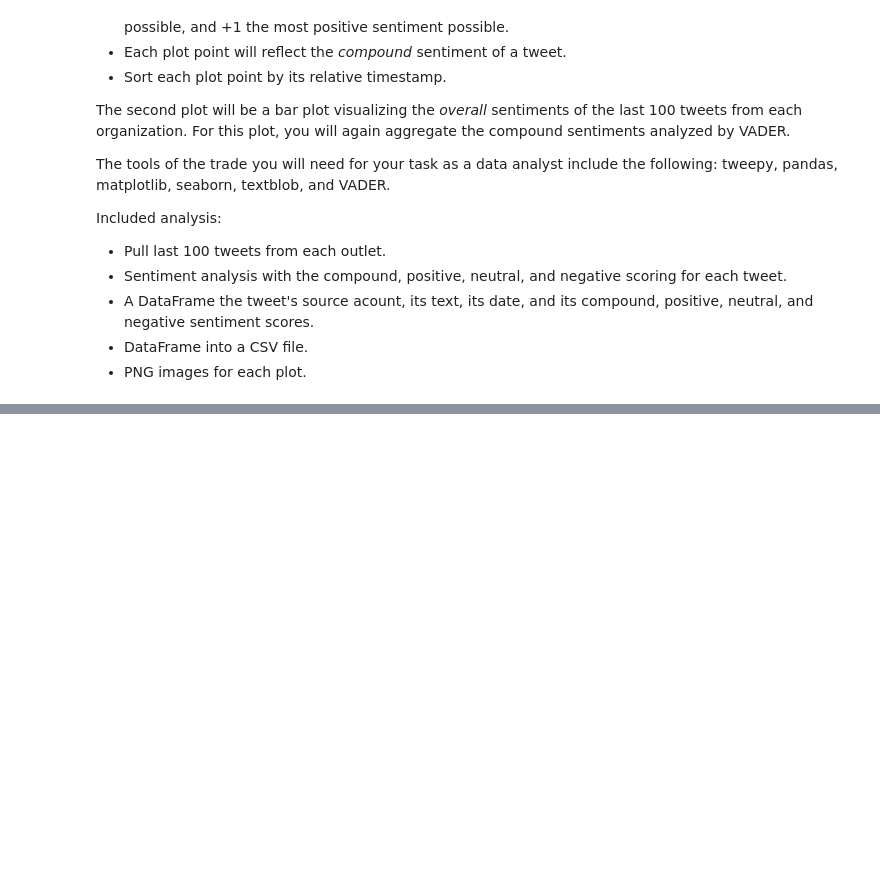
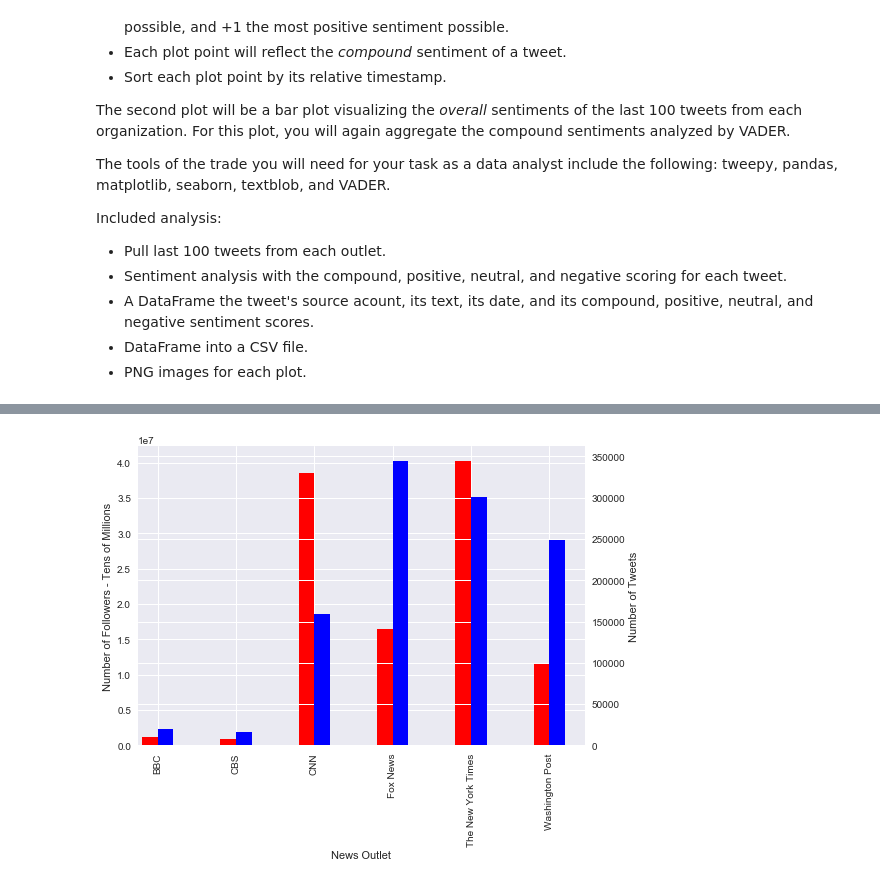
Before and after one commit to aerwemi/News-Mood-Sentiment-Analysis.Python, a Jupyter notebook: News Mood Sentiment Analysis -Python.ipynb, the cells around one changed output, grey strips where cells are left out. Saved outputs shown, nothing was run; the diff lists cells and outputs as text; code cells hidden in the pictures; blank space fills up the shorter version.

```diff
--- a/News Mood Sentiment Analysis -Python.ipynb
+++ b/News Mood Sentiment Analysis -Python.ipynb
@@ -42,3 +44,11 @@ analyzer = SentimentIntensityAnalyzer()
 auth = tweepy.OAuthHandler(consumer_key, consumer_secret)
 auth.set_access_token(access_token, access_token_secret)
 api = tweepy.API(auth, parser=tweepy.parsers.JSONParser())
+# %%
+#list of the news outlet - on Tweeter
+targets=['BBC', 'CBS', 'CNN', 'FoxNews' , 'nytimes', 'washingtonpost']
+# %%
+#Initiating and empty table to hold data from twitter
+cols=['Tweets', 'Followers', 'Following', 'Favorites Count']
+popular_news= pd.DataFrame(index=targets ,columns=cols).reset_index()
+popular_news=popular_news.rename(columns = {'index':'Screen Name'})
@@ -44,0 +95,17 @@ api = tweepy.API(auth, parser=tweepy.parsers.JSONParser())
+# %%
+fig = plt.figure()
+ax = fig.add_subplot(111)
+ax2 = ax.twinx()
+
+width = 0.2
+
+popular_news['Followers'].plot(kind='bar', color='red', ax=ax, width=width, position=1)
+popular_news['Tweets'].plot(kind='bar', color='blue', ax=ax2, width=width, position=0)
+
+ax.set_ylabel('Number of Followers - Tens of Millions')
+ax2.set_ylabel('Number of Tweets')
+ax.set_xlabel('News Outlet')
+
+plt.show()
+# %% [output]
+[figure, added]
```
Also changed, not shown: parts of 2 cells of this notebook.
